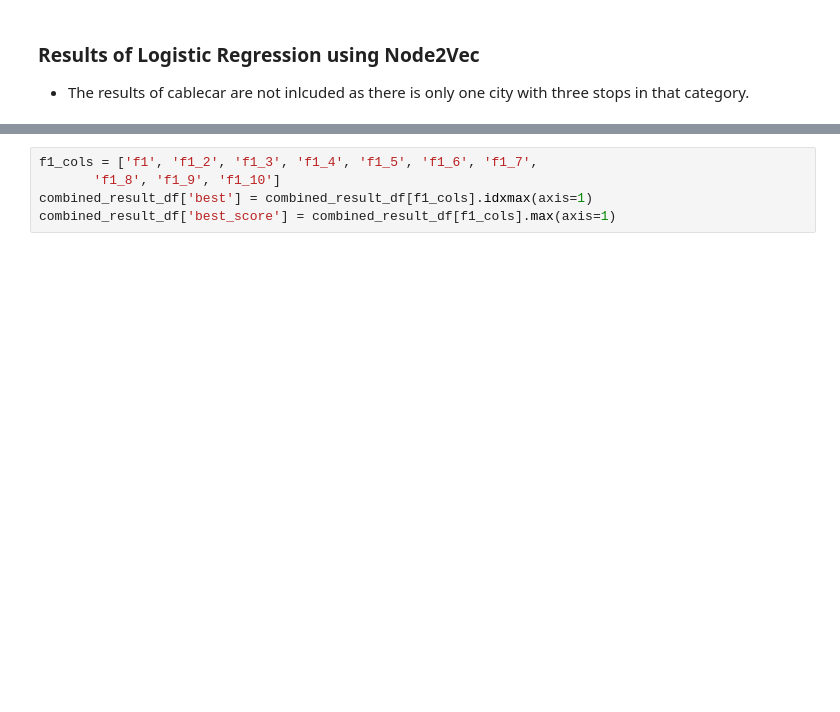
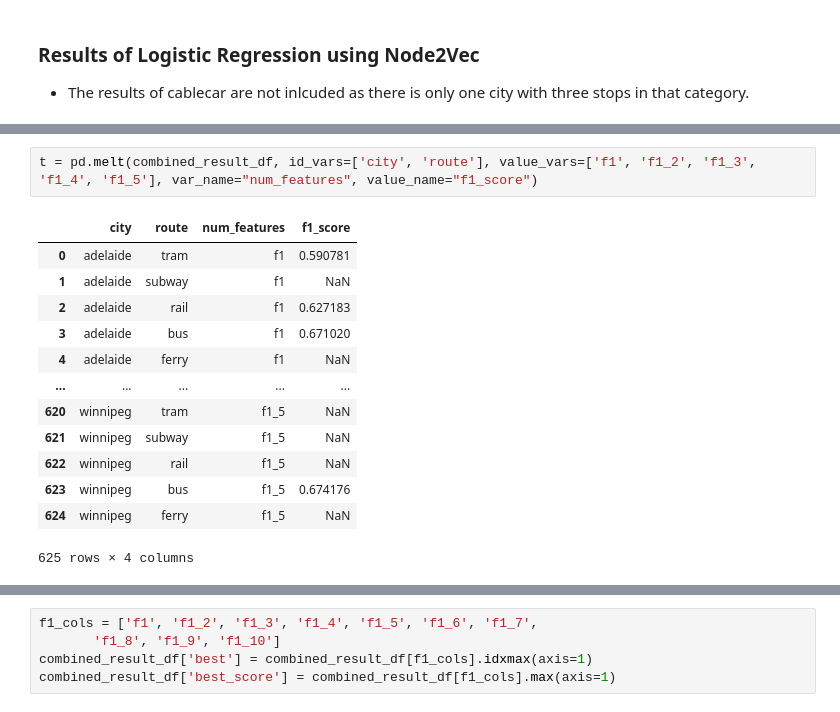
Before and after one commit to ravinitheshreddy/urban-transit-networks-analysis, a Jupyter notebook: notebooks/Exploitation/edge-prediction/exploitation-node2vec.ipynb, the cells around one changed output, grey strips where cells are left out. Cells and saved outputs as stored; diff of their text form; blank space fills up the shorter version.

```diff
--- a/notebooks/Exploitation/edge-prediction/exploitation-node2vec.ipynb
+++ b/notebooks/Exploitation/edge-prediction/exploitation-node2vec.ipynb
@@ -338,0 +334,16 @@ for num_features in tqdm(range(1, max_num_features + 1)):
+# %%
+t = pd.melt(combined_result_df, id_vars=['city', 'route'], value_vars=['f1', 'f1_2', 'f1_3', 'f1_4', 'f1_5'], var_name="num_features", value_name="f1_score")
+# %% [output]
+|  | city | route | num_features | f1_score |
+| 0 | adelaide | tram | f1 | 0.590781 |
+| 1 | adelaide | subway | f1 | NaN |
+| 2 | adelaide | rail | f1 | 0.627183 |
+| 3 | adelaide | bus | f1 | 0.671020 |
+| 4 | adelaide | ferry | f1 | NaN |
+| ... | ... | ... | ... | ... |
+| 620 | winnipeg | tram | f1_5 | NaN |
+| 621 | winnipeg | subway | f1_5 | NaN |
+| 622 | winnipeg | rail | f1_5 | NaN |
+| 623 | winnipeg | bus | f1_5 | 0.674176 |
+| 624 | winnipeg | ferry | f1_5 | NaN |
+625 rows × 4 columns
```
Also changed, not shown: parts of 4 cells of this notebook, 26 other files.
